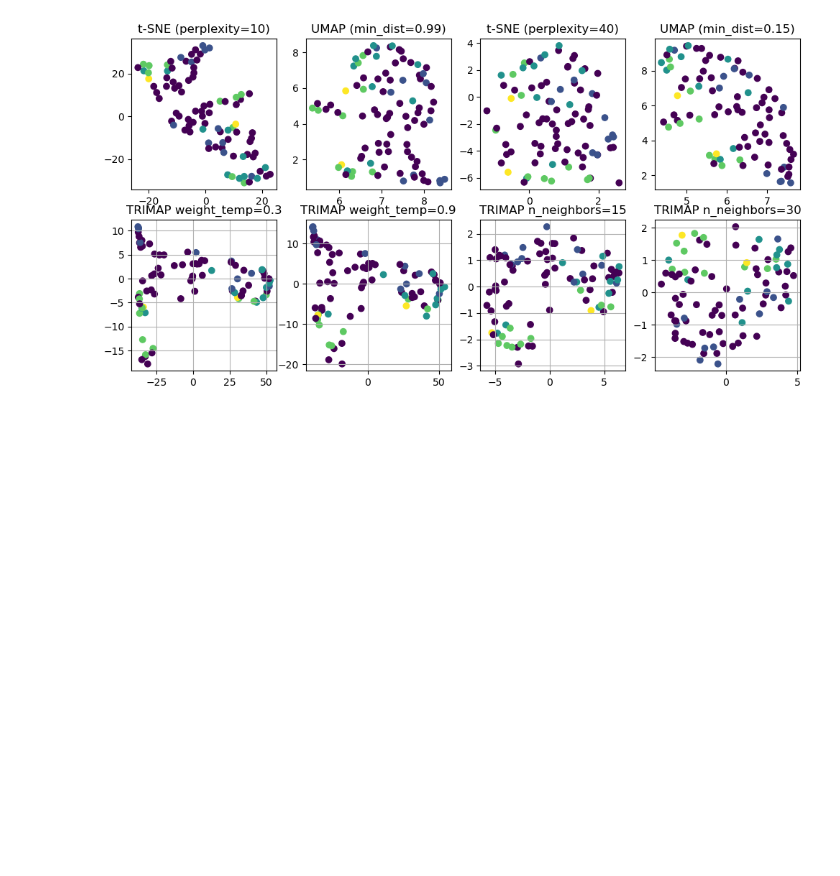
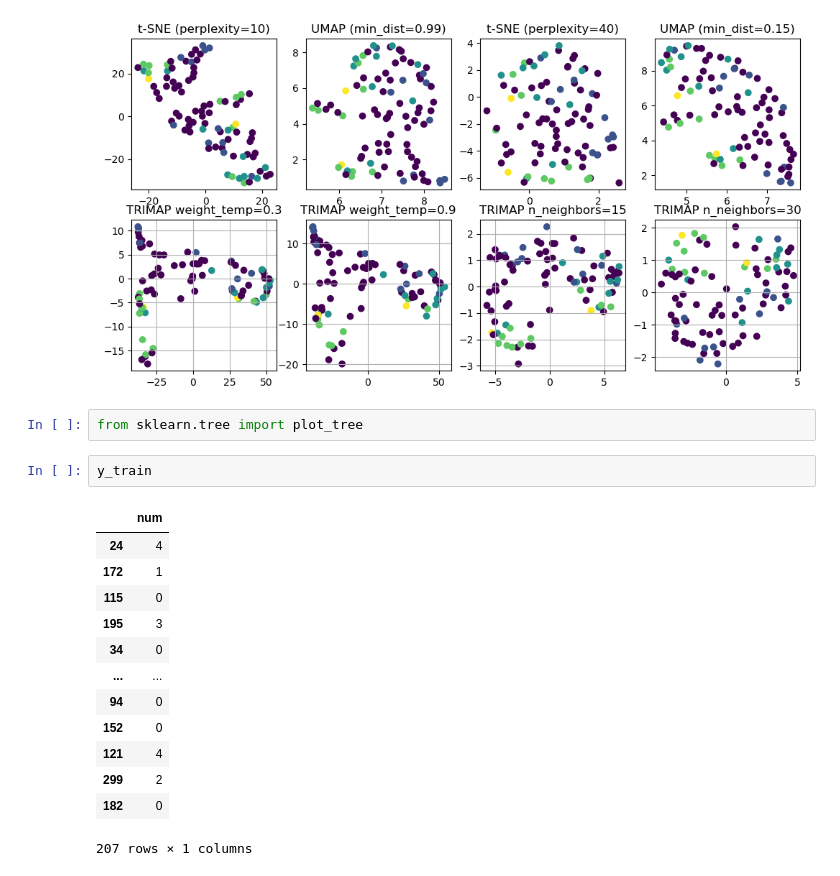
Before and after one commit to Displs/mirea_isat, a Jupyter notebook: prac5_6/prac5-6.ipynb, the cells around one changed output. Saved outputs shown, nothing was run; the diff lists cells and outputs as text; blank space fills up the shorter version.

```diff
--- a/prac5_6/prac5-6.ipynb
+++ b/prac5_6/prac5-6.ipynb
@@ -402,3 +411,21 @@ plt.title('TRIMAP n_neighbors=30')
 plt.show()
 # %% [output]
 [figure]
+# %%
+from sklearn.tree import plot_tree
+# %%
+y_train
+# %% [output]
+|  | num |
+| 24 | 4 |
+| 172 | 1 |
+| 115 | 0 |
+| 195 | 3 |
+| 34 | 0 |
+| ... | ... |
+| 94 | 0 |
+| 152 | 0 |
+| 121 | 4 |
+| 299 | 2 |
+| 182 | 0 |
+207 rows × 1 columns
```
Also changed, not shown: parts of 2 cells of this notebook.
